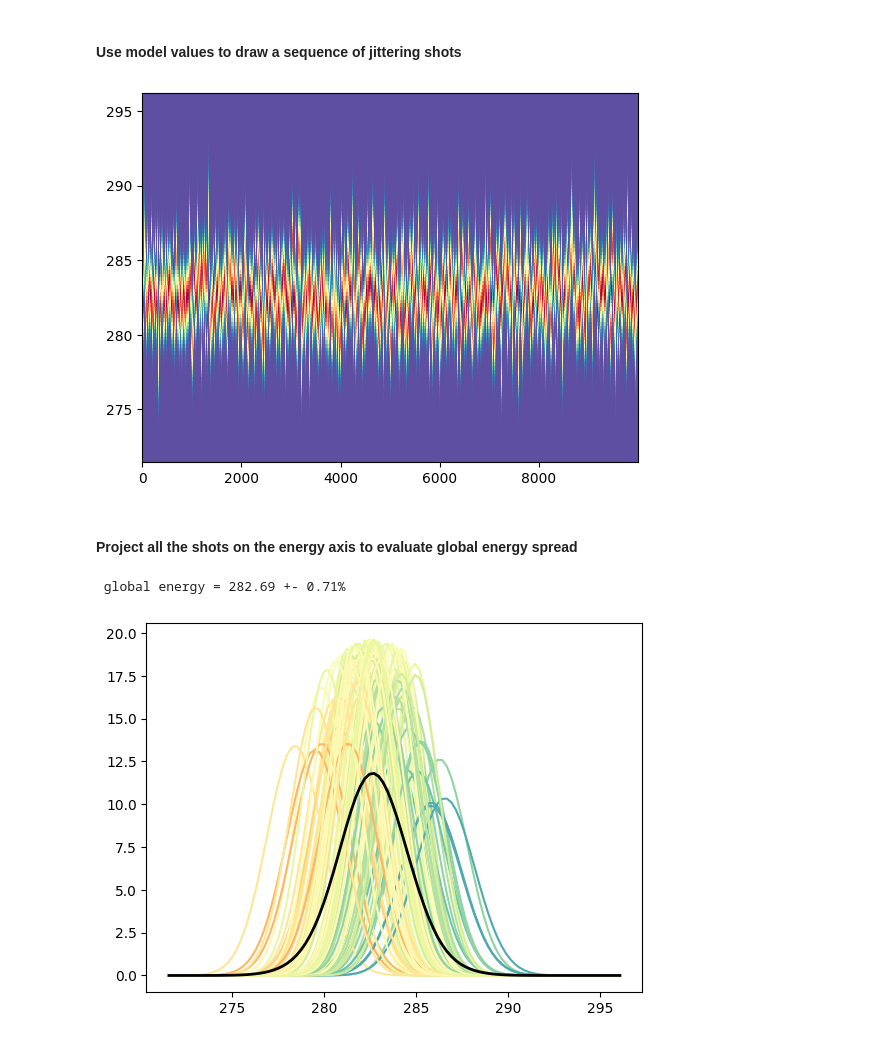
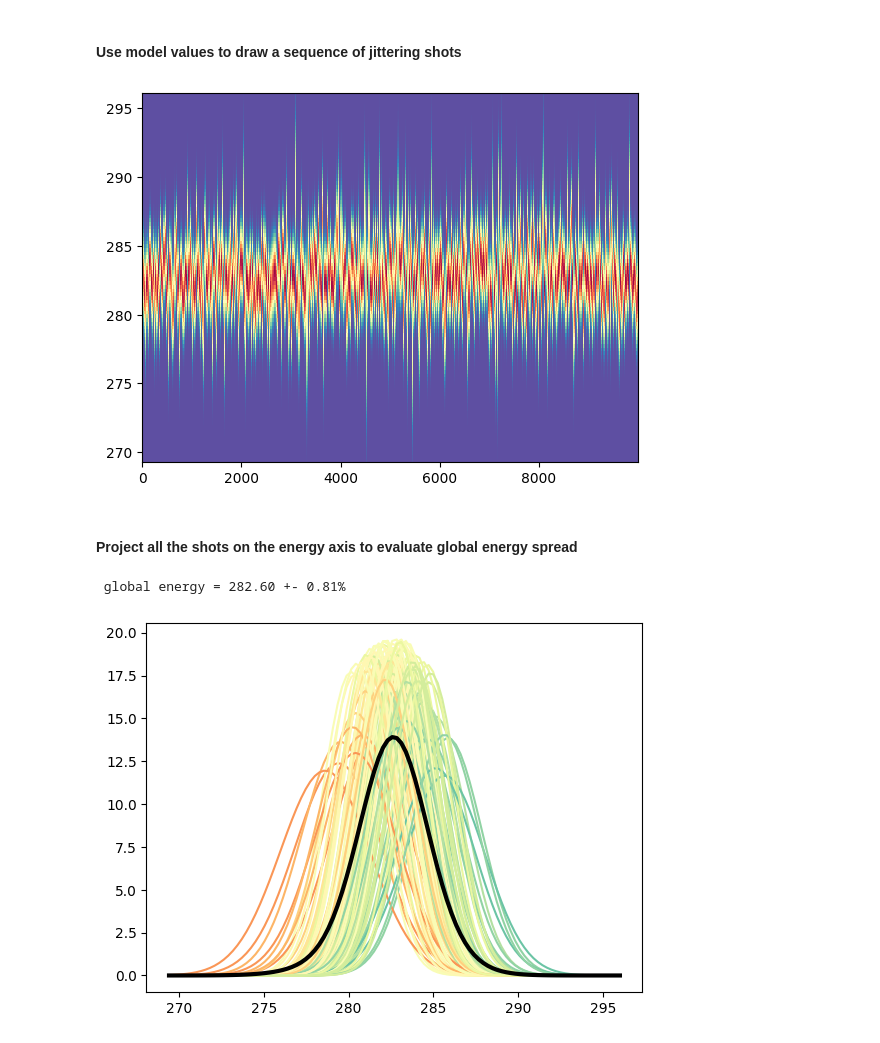
Before and after one commit to delaossa/optimas_pp, a Jupyter notebook: examples/example_1/model_jitters.ipynb, the cells around one changed output. Saved outputs shown, nothing was run; the diff lists cells and outputs as text; code cells hidden in the pictures.

```diff
--- a/examples/example_1/model_jitters.ipynb
+++ b/examples/example_1/model_jitters.ipynb
@@ -122,22 +122,22 @@ plt.hist2d(fsample['q'], fsample['med'],
 # %%
 # fsample = fsample.sort_values(by='q', ascending=False)
 fq = fsample['q'].to_numpy()
 fmed = fsample['med'].to_numpy()
 fmad = fmed * fsample['mad_rel'].to_numpy() / 100
 
 def shots2d(x, y):
     i = x.astype(int)
-    w = fq[i] * np.exp(-(y - fmed[i])**2 / (2 * fmad[i])) / (np.sqrt(2 * np.pi) * fmad[i])
+    w = fq[i] * np.exp(-(y - fmed[i])**2 / (2 * fmad[i]**2)) / (np.sqrt(2 * np.pi) * fmad[i])
     return w
 
 xaxis = np.linspace(0, len(sample)-1, len(sample))
 yaxis = np.linspace(0.98 * min(fmed), 1.02 * max(fmed), 100)
 X, Y = np.meshgrid(xaxis, yaxis)
 func = shots2d(X, Y)
 im = plt.pcolormesh(xaxis, yaxis, func,
         cmap='Spectral_r', shading='auto')
 # %% [output]
-[figure, old version]
+[figure, new version]
 # %% [markdown]
 #### Project all the shots on the energy axis to evaluate global energy spread
 # %%
@@ -151,12 +151,13 @@ for i in range(func.shape[0]):
     ysum = ysum + y
     icolor = int((ncolors - 1) * (fq[i] - np.amin(fq)) / (np.amax(fq) - np.amin(fq)))
     plt.plot(xaxis, y, color=colors[icolor])
-ysum = ysum / func.shape[0]
-plt.plot(xaxis, ysum, color='black', lw=2)
 
-emean = np.average(xaxis, weights=ysum)
-erms = np.sqrt(np.cov(xaxis, aweights=ysum))
+yavg = ysum / func.shape[0]
+plt.plot(xaxis, yavg, color='black', lw=3, ls='-')
+
+emean = np.average(xaxis, weights=yavg)
+erms = np.sqrt(np.cov(xaxis, aweights=yavg))
 print(' global energy = %.2f +- %.2f%%' % (emean, 100 * erms / emean))
 # %% [output]
- global energy = 282.69 +- 0.71%
+ global energy = 282.60 +- 0.81%
-[figure, old version]
+[figure, new version]
```
Also changed, not shown: parts of 5 cells of this notebook.
